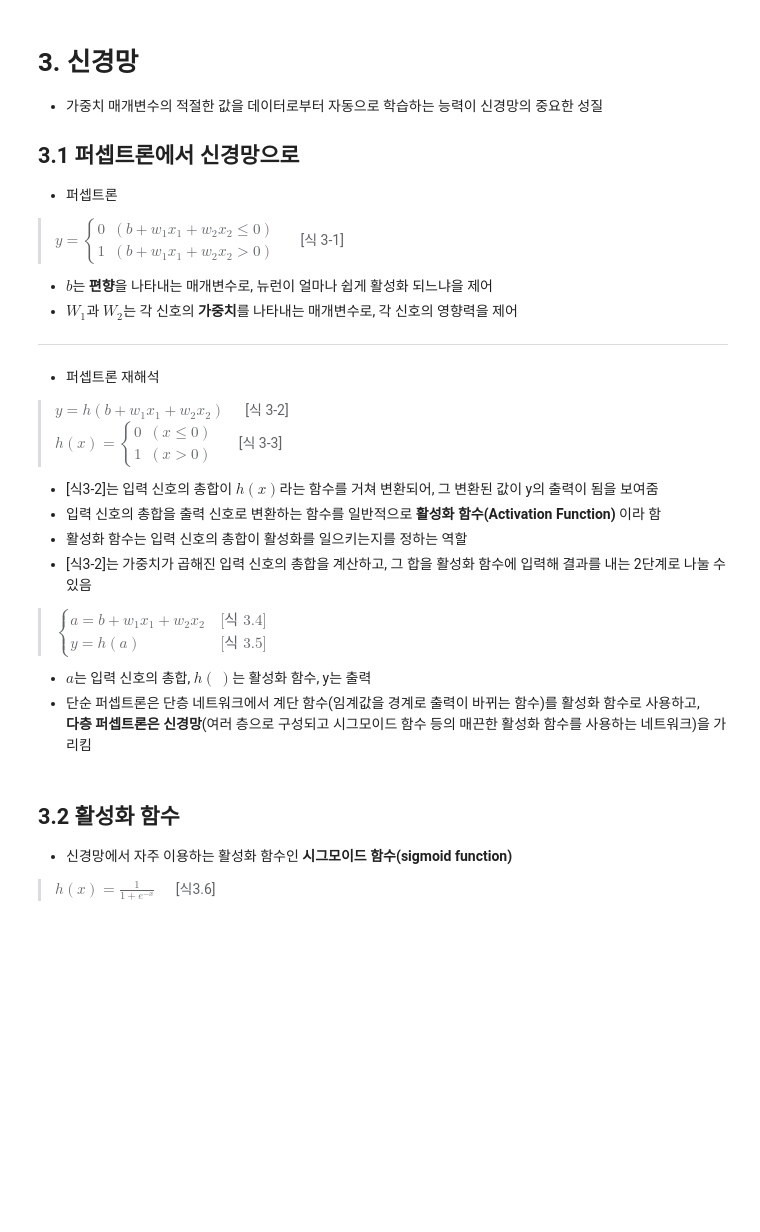
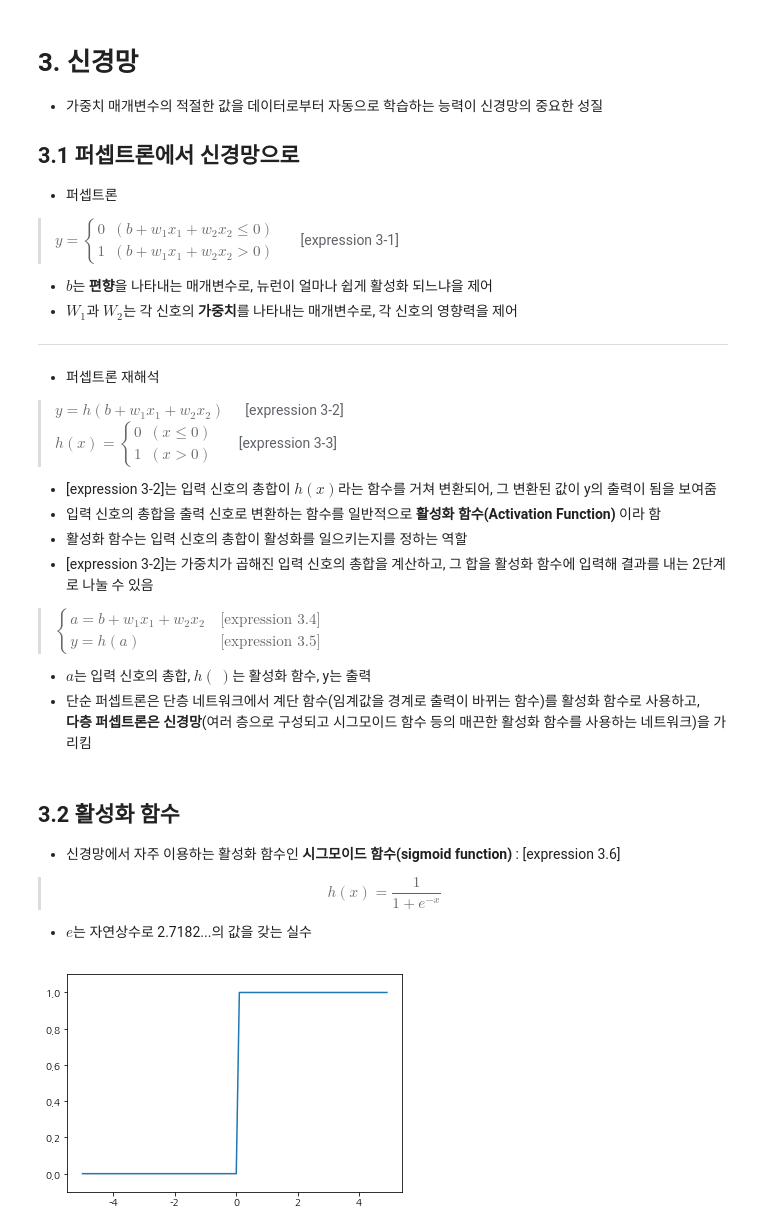
Before and after one commit to cloudallera/deep-learning-from-scratch, a Jupyter notebook: _mystudy/03_neuralnet.ipynb, the cells around one changed output. Cells and saved outputs as stored; diff of their text form; code cells hidden in the pictures; blank space fills up the shorter version.

```diff
--- a/_mystudy/03_neuralnet.ipynb
+++ b/_mystudy/03_neuralnet.ipynb
@@ -7,7 +7,7 @@
 
 - 퍼셉트론
 
-> $y = \begin{cases} 0 & (b + w_1x_1 + w_2x_2 \le 0) \\ 1 &  (b + w_1x_1 + w_2x_2 > 0) \end{cases}$ &nbsp;&nbsp;&nbsp;&nbsp; \[식 3-1]
+> $y = \begin{cases} 0 & (b + w_1x_1 + w_2x_2 \le 0) \\ 1 &  (b + w_1x_1 + w_2x_2 > 0) \end{cases}$ &nbsp;&nbsp;&nbsp;&nbsp; \[expression 3-1]
 
 - $b$는 **편향**을 나타내는 매개변수로, 뉴런이 얼마나 쉽게 활성화 되느냐을 제어
 - $W_1$과 $W_2$는 각 신호의 **가중치**를 나타내는 매개변수로, 각 신호의 영향력을 제어
@@ -15,15 +15,15 @@
 ---
 - 퍼셉트론 재해석
 
-> $y = h(b + w_1x_1 + w_2x_2)$ &nbsp;&nbsp;&nbsp;&nbsp; \[식 3-2] <br>
-> $h(x) = \begin{cases} 0 & (x \le 0) \\ 1 &  (x > 0) \end{cases}$ &nbsp;&nbsp;&nbsp;&nbsp; \[식 3-3]
+> $y = h(b + w_1x_1 + w_2x_2)$ &nbsp;&nbsp;&nbsp;&nbsp; \[expression 3-2] <br>
+> $h(x) = \begin{cases} 0 & (x \le 0) \\ 1 &  (x > 0) \end{cases}$ &nbsp;&nbsp;&nbsp;&nbsp; \[expression 3-3]
 
-- [식3-2]는 입력 신호의 총합이 $h(x)$라는 함수를 거쳐 변환되어, 그 변환된 값이 y의 출력이 됨을 보여줌
+- [expression 3-2]는 입력 신호의 총합이 $h(x)$라는 함수를 거쳐 변환되어, 그 변환된 값이 y의 출력이 됨을 보여줌
 - 입력 신호의 총합을 출력 신호로 변환하는 함수를 일반적으로 **활성화 함수(Activation Function)** 이라 함
 - 활성화 함수는 입력 신호의 총합이 활성화를 일으키는지를 정하는 역할
-- \[식3-2]는 가중치가 곱해진 입력 신호의 총합을 계산하고, 그 합을 활성화 함수에 입력해 결과를 내는 2단계로 나눌 수 있음
+- \[expression 3-2]는 가중치가 곱해진 입력 신호의 총합을 계산하고, 그 합을 활성화 함수에 입력해 결과를 내는 2단계로 나눌 수 있음
 
-> $\begin{cases} a = b + w_1x_1 + w_2x_2 && \text{[식 3.4]} \\ y = h(a) && \text{[식 3.5]} \end{cases}$
+> $\begin{cases} a = b + w_1x_1 + w_2x_2 && \text{[expression 3.4]} \\ y = h(a) && \text{[expression 3.5]} \end{cases}$
 
 - $a$는 입력 신호의 총합, $h(\ )$는 활성화 함수, y는 출력
 - 단순 퍼셉트론은 단층 네트워크에서 계단 함수(임계값을 경계로 출력이 바뀌는 함수)를 활성화 함수로 사용하고, <br>
@@ -31,6 +31,36 @@
 # %% [markdown]
 ## 3.2 활성화 함수
 
-- 신경망에서 자주 이용하는 활성화 함수인 **시그모이드 함수(sigmoid function)**
+- 신경망에서 자주 이용하는 활성화 함수인 **시그모이드 함수(sigmoid function)** : \[expression 3.6]
 
-> $h(x) = \frac{1}{1 + e^{- x}}$ &nbsp;&nbsp;&nbsp;&nbsp; \[식3.6]
+> $$h(x) = \frac{1}{1 + e^{- x}}$$
+
+- $e$는 자연상수로 2.7182...의 값을 갖는 실수
+# %%
+# 계단함수
+def step_function(x):      # x는 실수 만 받아들 임 (배열을 인수로 넣을 수 었음)
+    if x > 0:
+        return 1
+    else:
+        return 0
+# %%
+# numpy 배열도 지원하는 계단함수
+def step_function(x):
+    y = x > 0           # numpy 배열에 부등호 연산을 수행하면 배열의 원소 각각에 부등호 연산을 수행한 bool 배열을 생성
+    return y.astype(np.int)         # astype() 함수로 numpy 배열의 자료형 변환 (python에서 bool을 int로 변환하면, True는 1로, False는 0으로 변환됨)
+# %%
+# 계단함수 그래프
+import numpy as np
+import matplotlib.pyplot as plt
+%matplotlib inline
+
+def step_function(x):
+    return np.array(x > 0, dtype=np.int)
+
+x = np.arange(-5.0, 5.0, 0.1)
+y = step_function(x)
+plt.plot(x, y)
+plt.ylim(-0.1, 1.1)
+plt.show()
+# %% [output]
+[figure, added]
```
Also changed, not shown: parts of 22 cells of this notebook.
